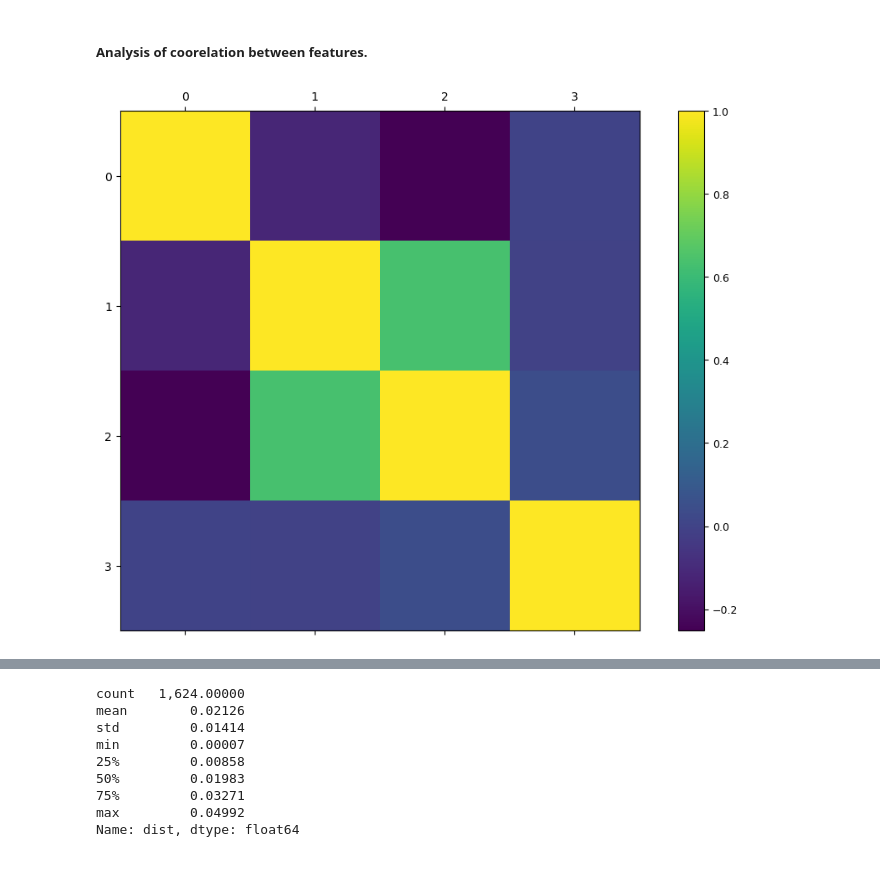
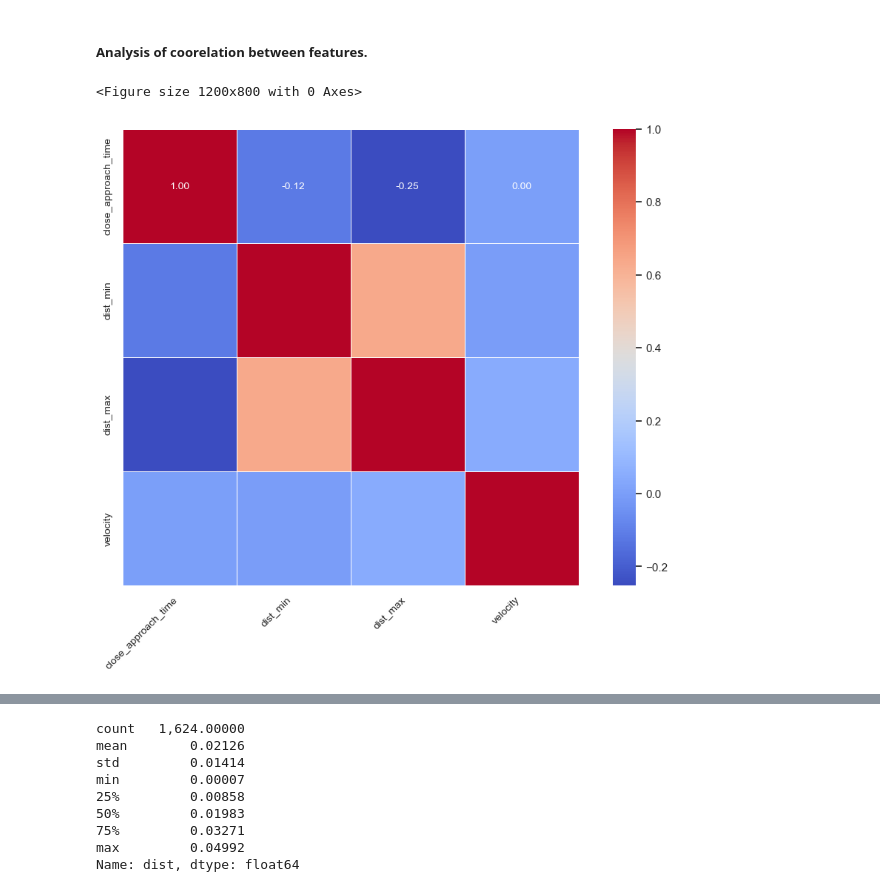
Before and after one commit to nikolayzhechev/Earth-Orbit-Objects-Analysis-and-Prediction, a Jupyter notebook: Earth Orbit Objects.ipynb, the cells around one changed output, grey strips where cells are left out. Saved outputs shown, nothing was run; the diff lists cells and outputs as text; code cells hidden in the pictures.

Commit message:
Update and refine plots

```diff
--- a/Earth Orbit Objects.ipynb
+++ b/Earth Orbit Objects.ipynb
@@ -249,11 +251,22 @@ values_main = update_dataset(df_main)
 ##### Analysis of coorelation between features.
 # %%
 f = plt.figure(figsize=(12, 8))
-plt.matshow(values_main.corr(), fignum=f.number)
-cb = plt.colorbar()
-cb.ax.tick_params(labelsize=9)
+# calculate the correlation matrix
+corr_values = values_main.corr()
+
+# set figure
+plt.figure(figsize=(12, 8))
+
+# set heatmap
+sns.heatmap(corr_values, annot=True, fmt=".2f", cmap='coolwarm', cbar=True,
+            linewidths=0.5, square=True, annot_kws={"size": 10})
+
+plt.xticks(rotation=45, ha='right', fontsize=10)
+plt.yticks(fontsize=10)
+plt.show()
 # %% [output]
+<Figure size 1200x800 with 0 Axes>
-[figure, old version]
+[figure, new version]
 # %%
 # correlation matrix
 df_clean = remove_objects(earth_orbit_objects_data)
```
Also changed, not shown: parts of 34 cells of this notebook, 1 other file.
